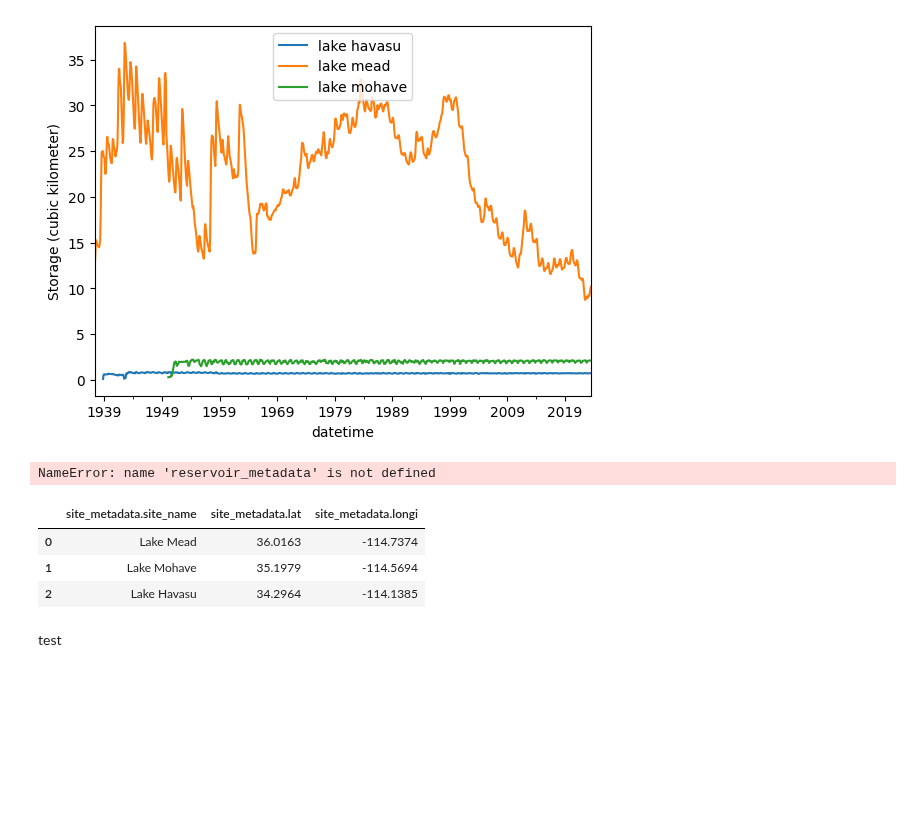
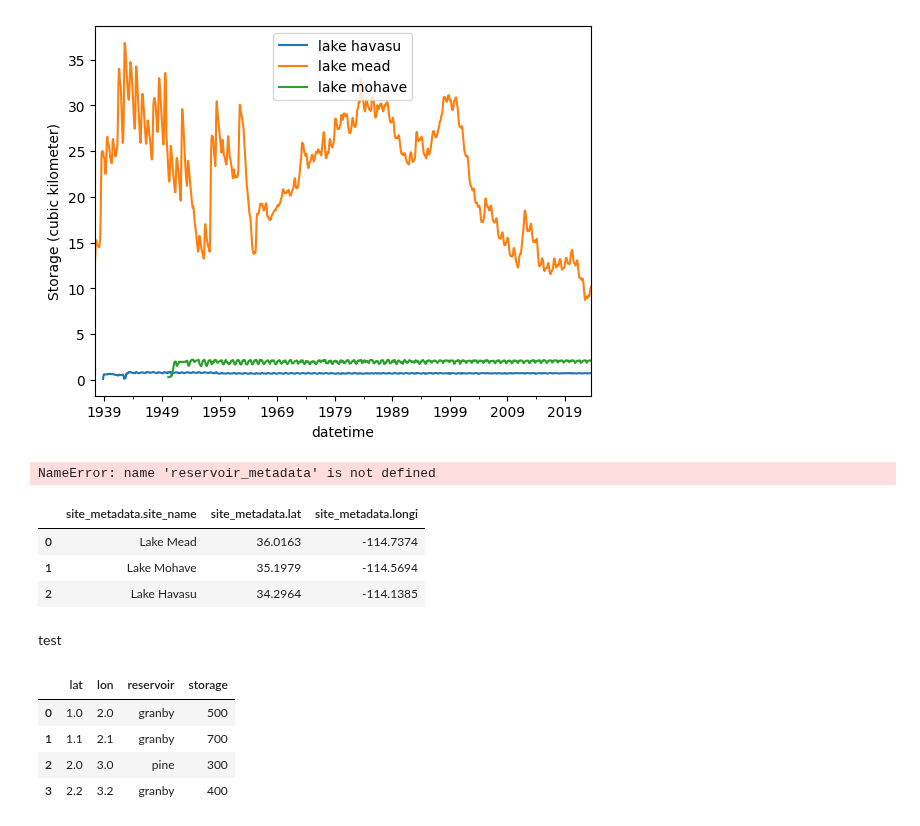
Before and after one commit to uwescience/DSSG2023-Groundwater, a Jupyter notebook: Snippets/yuanninghuang/read_surfacewater_lowercrb.ipynb, the cells around one changed output. Drawn from its saved outputs; the diff is of its cells as text; code cells hidden in the pictures; blank space fills up the shorter version.

```diff
--- a/Snippets/yuanninghuang/read_surfacewater_lowercrb.ipynb
+++ b/Snippets/yuanninghuang/read_surfacewater_lowercrb.ipynb
@@ -96,0 +118,8 @@ test
+# %%
+df
+# %% [output]
+|  | lat | lon | reservoir | storage |
+| 0 | 1.0 | 2.0 | granby | 500 |
+| 1 | 1.1 | 2.1 | granby | 700 |
+| 2 | 2.0 | 3.0 | pine | 300 |
+| 3 | 2.2 | 3.2 | granby | 400 |
```
Also changed, not shown: parts of 4 cells of this notebook, 2 other files.
